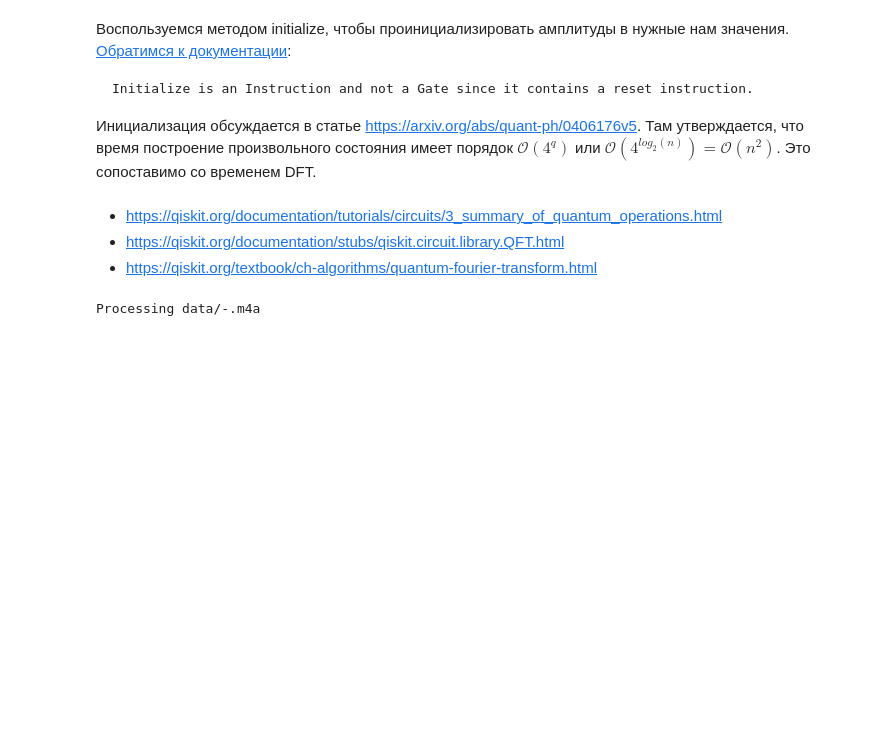
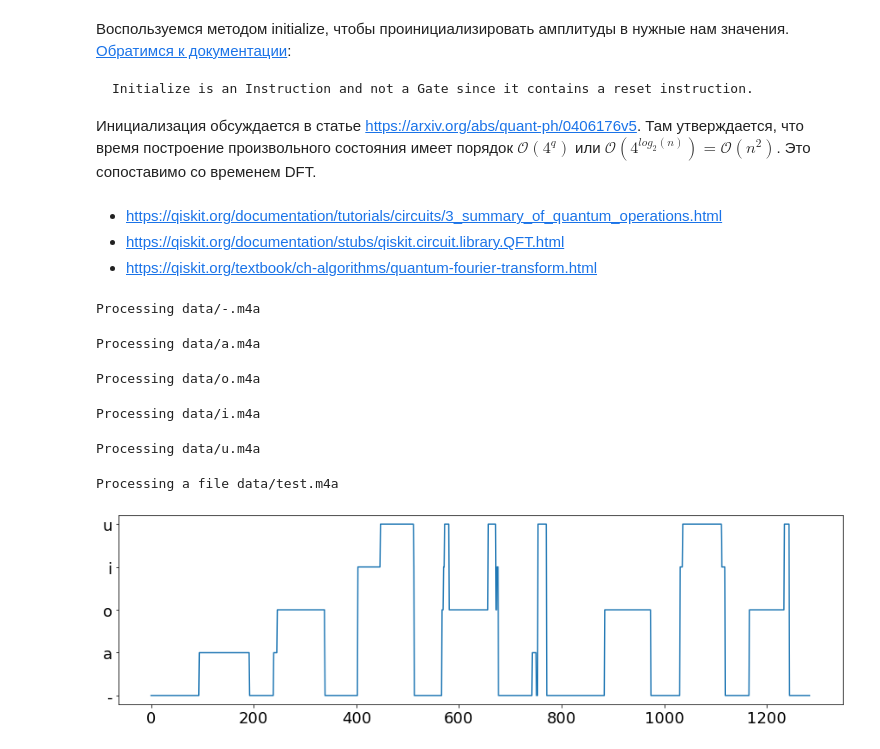
Before and after one commit to str-anger/applied, a Jupyter notebook: FT for classification.ipynb, the cells around one changed output. Saved outputs shown, nothing was run; the diff lists cells and outputs as text; code cells hidden in the pictures; blank space fills up the shorter version.

```diff
--- a/FT for classification.ipynb
+++ b/FT for classification.ipynb
@@ -383,7 +389,7 @@ ms100 = int(sample_rate * .1)
 def fft_proxy(data):
     return qft(data)
 
-def train():
+def prepare():
     dataset, target = [], []
     for i, letter in enumerate(letterset):
         sample, _ = librosa.load(f'data/{letter}.m4a', sr=sample_rate)
@@ -394,6 +400,10 @@ def train():
             fft_row = abs(fft_proxy(row))
             dataset.append(fft_row)
             target.append(i)
+    return dataset, target
+
+
+def train(dataset, target):
     pca = PCA(n_components=0.99)
     reduced_dataset = pca.fit_transform(dataset)
     clf = MLPClassifier(hidden_layer_sizes=(pca.n_components_,), activation='logistic', max_iter=1000)
@@ -401,31 +411,38 @@ def train():
     return pca, clf
 
 
 def predict(raw, pca, ann):
     f = fft_proxy(raw)
     p = pca.transform([f])
     a = ann.predict(p)
     return a[0]
 
 
 def process_file(filename, pca, ann):
     print("Processing a file", filename)
     result = []
     data, _ = librosa.load(filename, sr=sample_rate)
     for offset in tqdm(range(0, data.shape[0], ms10)):
         row = data[offset:offset + ms100]
         if row.shape[0] < ms100: break
         result.append(predict(row, pca, ann))
     return medfilt(result, kernel_size=[15])
 
 
-pca, ann = train()
+dataset, target = prepare()
+pca, ann = train(dataset, target)
 pred = process_file('data/test.m4a', pca, ann)
 
 
 plt.figure(figsize=(15, 4))
 plt.yticks(range(len(letterset)), letterset)
 plt.plot(pred)
 plt.show()
 # %% [output]
 Processing data/-.m4a
+Processing data/a.m4a
+Processing data/o.m4a
+Processing data/i.m4a
+Processing data/u.m4a
+Processing a file data/test.m4a
+[figure, added]
```
Also changed, not shown: parts of 5 cells of this notebook.
